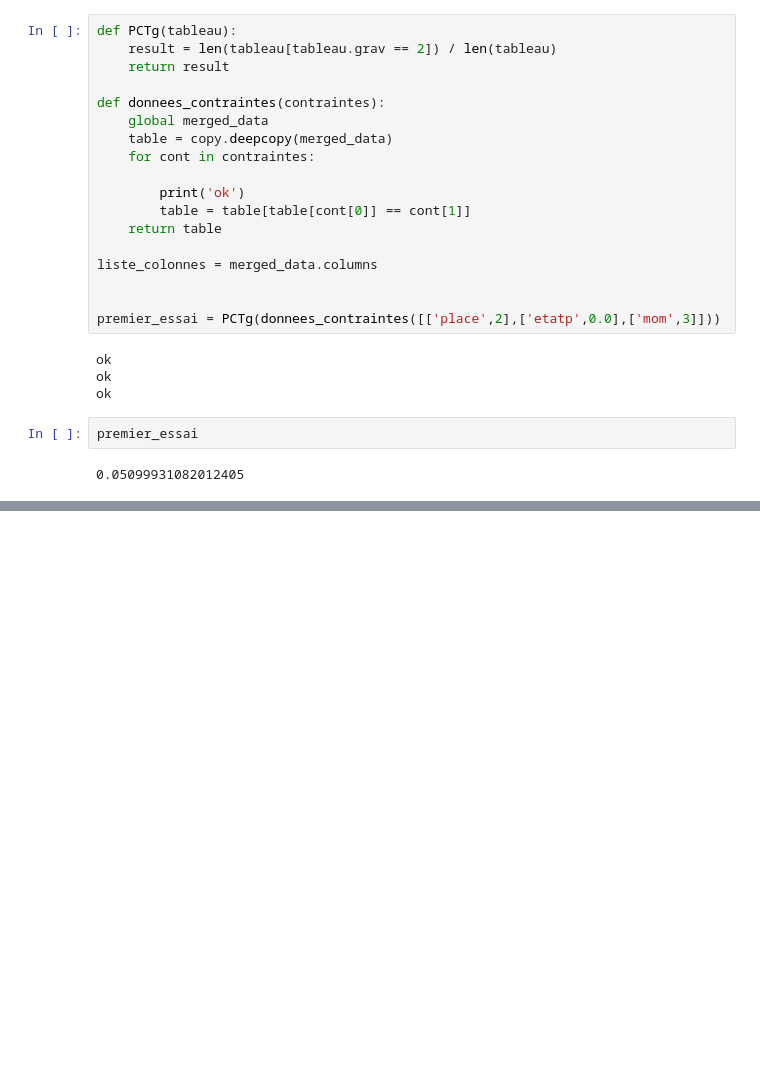
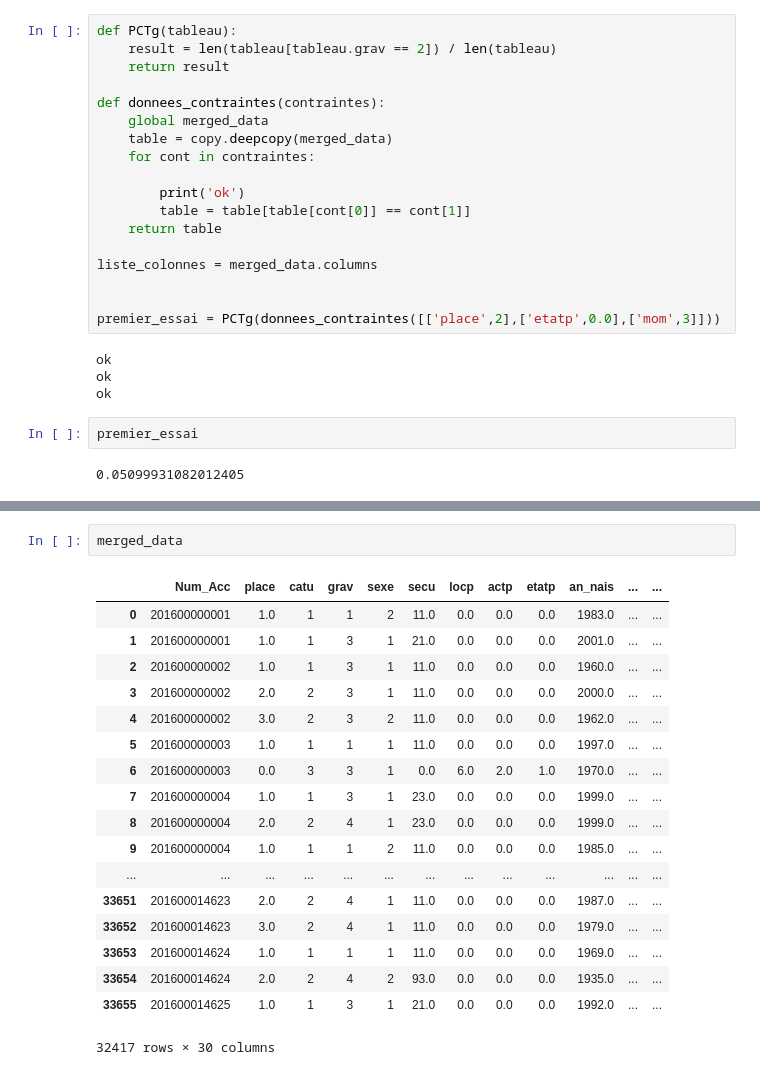
Before and after one commit to LRobergeon/TP_AccidentsRouteLyon, a Jupyter notebook: code/code_paulo_lolo.ipynb, the cells around one changed output, grey strips where cells are left out. Cells and saved outputs as stored; diff of their text form; blank space fills up the shorter version.

```diff
--- a/code/code_paulo_lolo.ipynb
+++ b/code/code_paulo_lolo.ipynb
@@ -511,0 +570,21 @@ premier_essai
+# %%
+merged_data
+# %% [output]
+|  | Num_Acc | place | catu | grav | sexe | secu | locp | actp | etatp | an_nais | ... | ... |
+| 0 | 201600000001 | 1.0 | 1 | 1 | 2 | 11.0 | 0.0 | 0.0 | 0.0 | 1983.0 | ... | ... |
+| 1 | 201600000001 | 1.0 | 1 | 3 | 1 | 21.0 | 0.0 | 0.0 | 0.0 | 2001.0 | ... | ... |
+| 2 | 201600000002 | 1.0 | 1 | 3 | 1 | 11.0 | 0.0 | 0.0 | 0.0 | 1960.0 | ... | ... |
+| 3 | 201600000002 | 2.0 | 2 | 3 | 1 | 11.0 | 0.0 | 0.0 | 0.0 | 2000.0 | ... | ... |
+| 4 | 201600000002 | 3.0 | 2 | 3 | 2 | 11.0 | 0.0 | 0.0 | 0.0 | 1962.0 | ... | ... |
+| 5 | 201600000003 | 1.0 | 1 | 1 | 1 | 11.0 | 0.0 | 0.0 | 0.0 | 1997.0 | ... | ... |
+| 6 | 201600000003 | 0.0 | 3 | 3 | 1 | 0.0 | 6.0 | 2.0 | 1.0 | 1970.0 | ... | ... |
+| 7 | 201600000004 | 1.0 | 1 | 3 | 1 | 23.0 | 0.0 | 0.0 | 0.0 | 1999.0 | ... | ... |
+| 8 | 201600000004 | 2.0 | 2 | 4 | 1 | 23.0 | 0.0 | 0.0 | 0.0 | 1999.0 | ... | ... |
+| 9 | 201600000004 | 1.0 | 1 | 1 | 2 | 11.0 | 0.0 | 0.0 | 0.0 | 1985.0 | ... | ... |
+| ... | ... | ... | ... | ... | ... | ... | ... | ... | ... | ... | ... | ... |
+| 33651 | 201600014623 | 2.0 | 2 | 4 | 1 | 11.0 | 0.0 | 0.0 | 0.0 | 1987.0 | ... | ... |
+| 33652 | 201600014623 | 3.0 | 2 | 4 | 1 | 11.0 | 0.0 | 0.0 | 0.0 | 1979.0 | ... | ... |
+| 33653 | 201600014624 | 1.0 | 1 | 1 | 1 | 11.0 | 0.0 | 0.0 | 0.0 | 1969.0 | ... | ... |
+| 33654 | 201600014624 | 2.0 | 2 | 4 | 2 | 93.0 | 0.0 | 0.0 | 0.0 | 1935.0 | ... | ... |
+| 33655 | 201600014625 | 1.0 | 1 | 3 | 1 | 21.0 | 0.0 | 0.0 | 0.0 | 1992.0 | ... | ... |
+32417 rows × 30 columns
```
Also changed, not shown: parts of 3 cells of this notebook, 1 other file.
